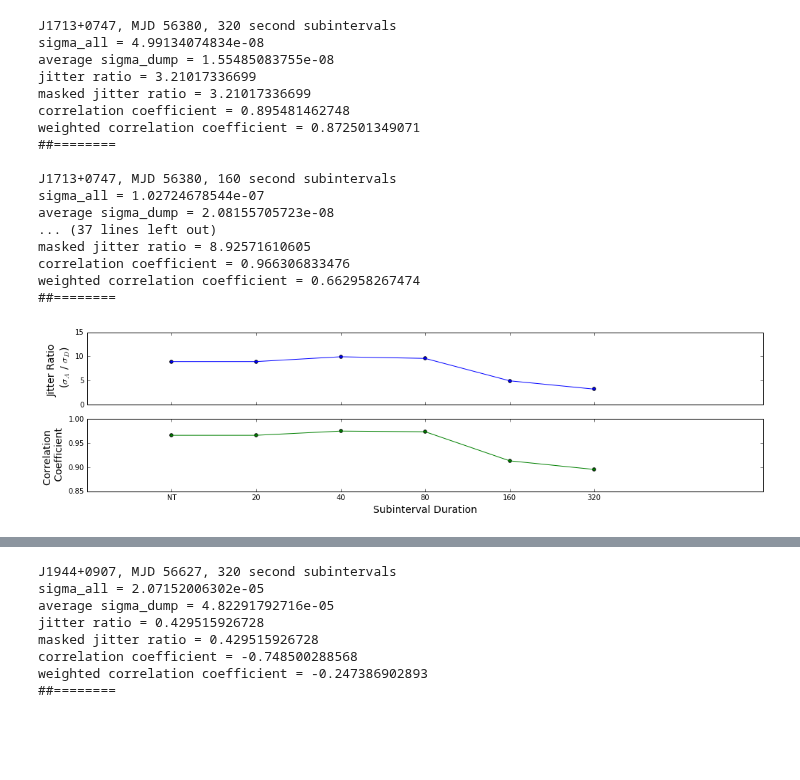
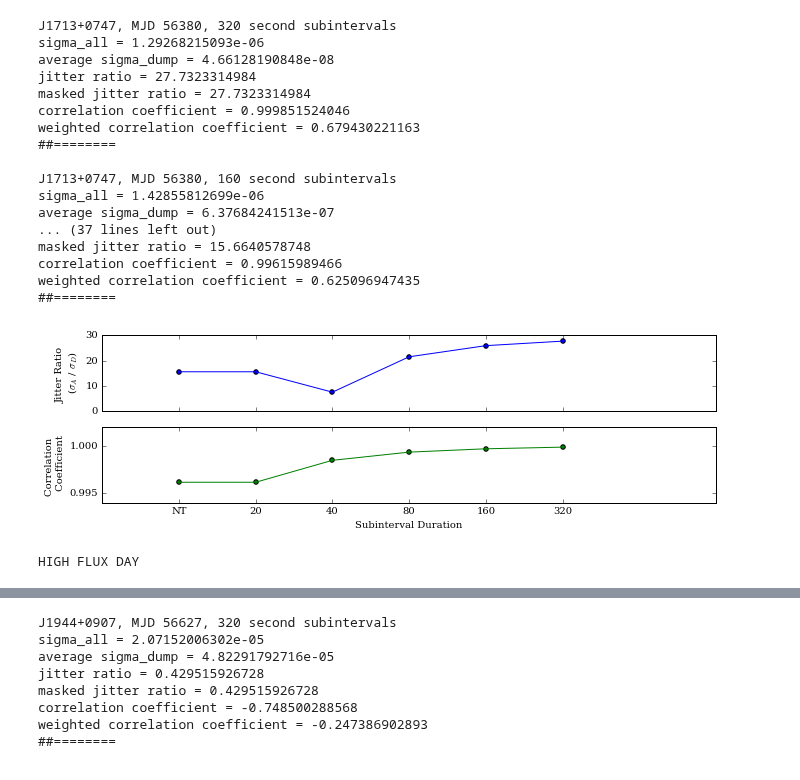
Before and after one commit to elliesch/pulsar_codes, a Jupyter notebook: WeightedStdDev.ipynb, the cells around one changed output, grey strips where cells are left out. Drawn from its saved outputs; the diff is of its cells as text; code cells hidden in the pictures; blank space fills up the shorter version.

```diff
--- a/WeightedStdDev.ipynb
+++ b/WeightedStdDev.ipynb
@@ -7,6 +7,8 @@ from collections import OrderedDict
 import matplotlib.pyplot as plt
 %matplotlib inline
 
+plt.rcParams['font.family']='serif'
+
 np.set_printoptions(threshold=np.inf)
 np.set_printoptions(suppress=True)
 # %%
@@ -29,11 +31,15 @@ def weighted_stddev(values, errors):
     return (math.sqrt(variance))
 
 def magnitude(x):
+    '''
+    Return the magnitude of a variable
+    '''
     var = float(x)
     return int(math.floor(math.log10(var)))
 
 
-def jitter_ratio(psrname, MJDint, condition_lower, condition_upper):
+# def jitter_ratio(psrname, MJDint, condition_lower, condition_upper):
+def jitter_ratio(psrname, MJDint):
     '''
     Prints the ratio of sigma_dump over sigma_all.
 
@@ -50,7 +56,8 @@ def jitter_ratio(psrname, MJDint, condition_lower, condition_upper):
         #Define sigma_all (or std_all) as entire observation period
         x=r.read_residuals(filename="/nimrod1/eschwab/residuals/%s_resid_%s_%sF8.tmp" %(psrname, MJDint, elem))
 
-        condition = (x.bary_TOA > condition_lower) & (x.bary_TOA < condition_upper)
+        condition_upper = MJDint + 0.99
+        condition = (x.bary_TOA > MJDint) & (x.bary_TOA < condition_upper) & (x.bary_freq > 1220.0)
         Resid_all = x.prefit_sec[condition]
         Errors_all = x.uncertainty[condition]
         std_all = weighted_stddev(Resid_all, Errors_all)
@@ -163,17 +170,17 @@ def jitter_ratio(psrname, MJDint, condition_lower, condition_upper):
 
     #Now plotting the jitter ratios for all four time scrunches
 
-    fig = plt.figure(figsize=(17,4))
+    fig = plt.figure(figsize=(11,3))
     ax1 = fig.add_subplot(2,1,1)
     ax1.plot(range(len(jitter_ratios)), jitter_ratios.values(), c='blue')
     ax1.scatter(range(len(jitter_ratios)), jitter_ratios.values(), c='blue')
-    ax1.set_ylabel('Jitter Ratio \n ($\sigma_A$ / $\sigma_D$)', fontsize='14')
+    ax1.set_ylabel('Jitter Ratio \n ($\sigma_A$ / $\sigma_D$)', fontsize='10')
     ax1.locator_params(nbins=4)
 
     ax2 = fig.add_subplot(2,1,2, sharex=ax1)
     ax2.plot(range(len(corr_coefs)), corr_coefs.values(), c='green')
     ax2.scatter(range(len(corr_coefs)), corr_coefs.values(), c='green')
-    ax2.set_ylabel('Correlation \n Coefficient', fontsize=14)
+    ax2.set_ylabel('Correlation \n Coefficient', fontsize=10)
     ax2.locator_params(nbins=4)
 
     plt.xticks(range(len(jitter_ratios)), jitter_ratios.keys())
@@ -181,27 +188,29 @@ def jitter_ratio(psrname, MJDint, condition_lower, condition_upper):
 
     plt.setp(ax1.get_xticklabels(), visible=False)
 
-    plt.xlabel('Subinterval Duration', fontsize='14')
+    plt.xlabel('Subinterval Duration', fontsize='10')
     plt.savefig('products/%s_%s_jr.png' %(psrname, MJDint))
     plt.show()
 # %%
-jitter_ratio("J1713+0747", "56380", 56380.35, 56380.367)
+jitter_ratio("J1713+0747", 56380)
+print "HIGH FLUX DAY"
 # %% [output]
 J1713+0747, MJD 56380, 320 second subintervals
-sigma_all = 4.99134074834e-08
-average sigma_dump = 1.55485083755e-08
-jitter ratio = 3.21017336699
-masked jitter ratio = 3.21017336699
-correlation coefficient = 0.895481462748
-weighted correlation coefficient = 0.872501349071
+sigma_all = 1.29268215093e-06
+average sigma_dump = 4.66128190848e-08
+jitter ratio = 27.7323314984
+masked jitter ratio = 27.7323314984
+correlation coefficient = 0.999851524046
+weighted correlation coefficient = 0.679430221163
 ##========
 
 J1713+0747, MJD 56380, 160 second subintervals
-sigma_all = 1.02724678544e-07
-average sigma_dump = 2.08155705723e-08
+sigma_all = 1.42855812699e-06
+average sigma_dump = 6.37684241513e-07
 ... (37 lines left out)
-masked jitter ratio = 8.92571610605
-correlation coefficient = 0.966306833476
-weighted correlation coefficient = 0.662958267474
+masked jitter ratio = 15.6640578748
+correlation coefficient = 0.99615989466
+weighted correlation coefficient = 0.625096947435
 ##========
-[figure, old version]
+[figure, new version]
+HIGH FLUX DAY
```
Also changed, not shown: parts of 13 cells of this notebook.
